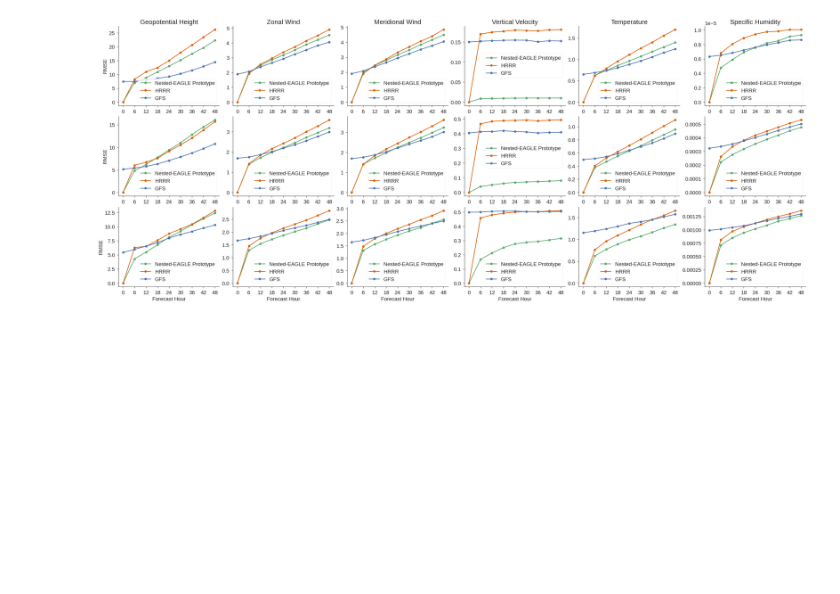
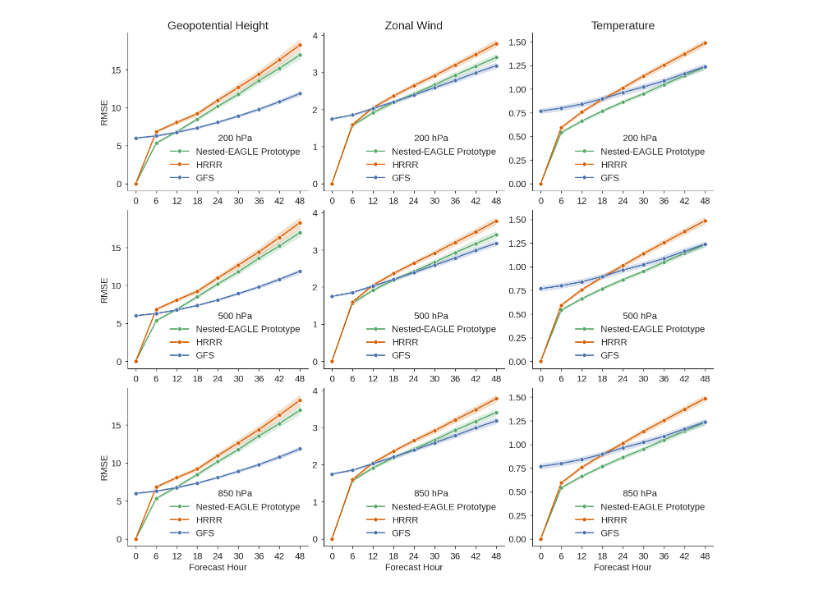
Before and after one commit to timothyas/nested-eagle, a Jupyter notebook: v0/10percent/plot_rmse_vs_baselines.ipynb, the cells around one changed output. Saved outputs shown, nothing was run; the diff lists cells and outputs as text; code cells hidden in the pictures; blank space fills up the shorter version.

```diff
--- a/v0/10percent/plot_rmse_vs_baselines.ipynb
+++ b/v0/10percent/plot_rmse_vs_baselines.ipynb
@@ -25,7 +27,8 @@ nice_names = {
     "q": "Specific Humidity",
 }
 # %%
-surface_vars = ["sp", "u10", "v10", "t2m", "sh2"]
+#surface_vars = ["sp", "u10", "v10", "t2m", "sh2"]
+surface_vars = ["t2m", "u10"]
 # %%
 ncols = len(surface_vars)
 fig, axs = plt.subplots(1, ncols, figsize=(5*ncols, 4), constrained_layout=True)
@@ -35,14 +38,25 @@ kw = {
 }
 
 for varname, ax in zip(surface_vars, axs):
-    mmgt[varname].plot(ax=ax, label="Nested-EAGLE Prototype", **kw)
-    hrrr[varname].plot(ax=ax, label="HRRR", **kw)
-    gfs[varname].plot(ax=ax, label="GFS", **kw)
+    for xds, label in zip(
+        [mmgt, hrrr, gfs],
+        ["Nested-EAGLE Prototype", "HRRR", "GFS"],
+    ):
+        df = xds[varname].to_dataframe().reset_index()
+        sns.lineplot(
+            data=df,
+            x="fhr",
+            y=varname,
+            ax=ax,
+            label=label,
+            **kw,
+        )
     ax.set(
         ylabel="RMSE" if ax.get_subplotspec().is_first_col() else "",
         xlabel="Forecast Hour",
         title=nice_names[varname] if ax.get_subplotspec().is_first_row() else "",
         xticks=mmgt.fhr.values,
     )
-    ax.legend()
+    ax.legend(frameon=False)
+fig.savefig(f"figures/surface_rmse_2fields.jpeg", dpi=300, bbox_inches="tight")
 # %% [output]
@@ -50,22 +64,33 @@ for varname, ax in zip(surface_vars, axs):
 # %%
-level_vars = ["gh", "u", "v", "w", "t", "q"]
+level_vars = ["gh", "u", "t"]
 # %%
 ncols = len(level_vars)
 nrows = len(hrrr.level)
-fig, axs = plt.subplots(nrows, ncols, figsize=(5*ncols, 4*nrows), constrained_layout=True)
+fig, axs = plt.subplots(nrows, ncols, figsize=(5*ncols, 4.5*nrows), constrained_layout=True)
 
 
 for level, axr in zip(hrrr.level.values, axs):
     for varname, ax in zip(level_vars, axr):
-        mmgt[varname].sel(level=level).plot(ax=ax, label="Nested-EAGLE Prototype", **kw)
-        hrrr[varname].sel(level=level).plot(ax=ax, label="HRRR", **kw)
-        gfs[varname].sel(level=level).plot(ax=ax, label="GFS", **kw)
+        for xds, label in zip(
+            [mmgt, hrrr, gfs],
+            ["Nested-EAGLE Prototype", "HRRR", "GFS"],
+        ):
+            df = xds[varname].to_dataframe().reset_index()
+            sns.lineplot(
+                data=df,
+                x="fhr",
+                y=varname,
+                ax=ax,
+                label=label,
+                **kw,
+            )
         ax.set(
             ylabel="RMSE" if ax.get_subplotspec().is_first_col() else "",
             xlabel="Forecast Hour" if ax.get_subplotspec().is_last_row() else "",
             title=nice_names[varname] if ax.get_subplotspec().is_first_row() else "",
             xticks=mmgt.fhr.values,
         )
-        ax.legend()
+        ax.legend(title=f"{level} hPa", frameon=False, loc="lower right")
+fig.savefig(f"figures/plevel_rmse_3fields.jpeg", dpi=300, bbox_inches="tight")
 # %% [output]
-[figure, old version]
+[figure, new version]
```
Also changed, not shown: parts of 3 cells of this notebook, 4 other files.
